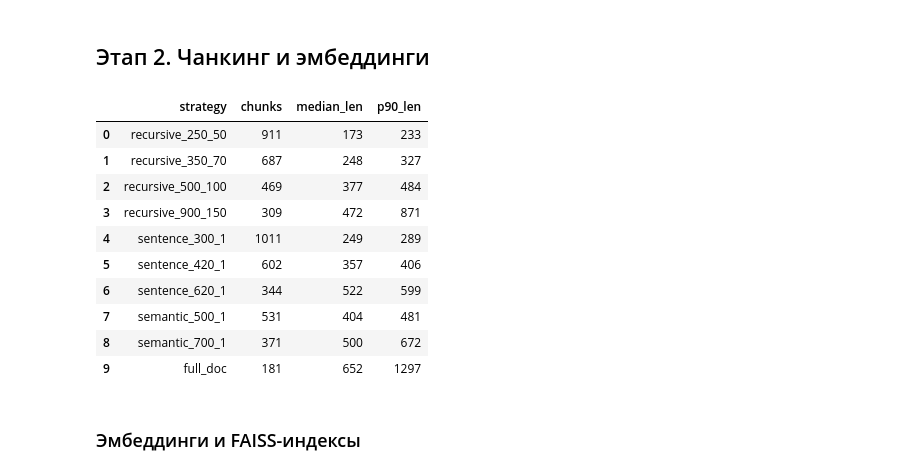
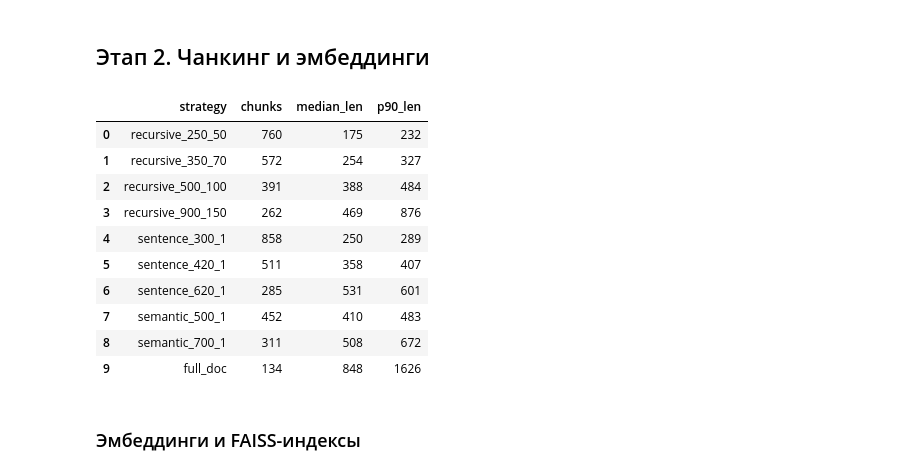
Before and after one commit to IlyaEmelin/ai-agent.rag-system2, a Jupyter notebook: filmoskop_rag.ipynb, the cells around one changed output. Saved outputs shown, nothing was run; the diff lists cells and outputs as text; code cells hidden in the pictures.

Commit message:
Rebuild corpus audit and indexable corpus

```diff
--- a/filmoskop_rag.ipynb
+++ b/filmoskop_rag.ipynb
@@ -430,44 +614,44 @@ def make_chunks(clean_docs, strategy_config):
         return make_sentence_window_chunks(
             clean_docs,
             max_chars=strategy_config["max_chars"],
             overlap_sentences=strategy_config["overlap_sentences"],
         )
     if kind == "semantic":
         return make_semantic_block_chunks(
             clean_docs,
             max_chars=strategy_config["max_chars"],
             overlap_sentences=strategy_config["overlap_sentences"],
         )
     if kind == "full_doc":
         return make_full_doc_chunks(clean_docs)
     raise ValueError(f"Неизвестный тип стратегии: {kind}")
 
 
 chunk_sets = {}
 chunk_stats = []
 for name, params in CHUNK_STRATEGIES.items():
-    chunk_sets[name] = make_chunks(clean_docs, params)
+    chunk_sets[name] = make_chunks(indexable_docs, params)
     lengths = [len(c["page_content"]) for c in chunk_sets[name]]
     chunk_stats.append({
         "strategy": name,
         "chunks": len(lengths),
         "median_len": int(np.median(lengths)),
         "p90_len": int(np.quantile(lengths, 0.90)),
     })
 
 pd.DataFrame(chunk_stats)
 # %% [output]
 |  | strategy | chunks | median_len | p90_len |
-| 0 | recursive_250_50 | 911 | 173 | 233 |
-| 1 | recursive_350_70 | 687 | 248 | 327 |
-| 2 | recursive_500_100 | 469 | 377 | 484 |
-| 3 | recursive_900_150 | 309 | 472 | 871 |
-| 4 | sentence_300_1 | 1011 | 249 | 289 |
-| 5 | sentence_420_1 | 602 | 357 | 406 |
-| 6 | sentence_620_1 | 344 | 522 | 599 |
-| 7 | semantic_500_1 | 531 | 404 | 481 |
-| 8 | semantic_700_1 | 371 | 500 | 672 |
-| 9 | full_doc | 181 | 652 | 1297 |
+| 0 | recursive_250_50 | 760 | 175 | 232 |
+| 1 | recursive_350_70 | 572 | 254 | 327 |
+| 2 | recursive_500_100 | 391 | 388 | 484 |
+| 3 | recursive_900_150 | 262 | 469 | 876 |
+| 4 | sentence_300_1 | 858 | 250 | 289 |
+| 5 | sentence_420_1 | 511 | 358 | 407 |
+| 6 | sentence_620_1 | 285 | 531 | 601 |
+| 7 | semantic_500_1 | 452 | 410 | 483 |
+| 8 | semantic_700_1 | 311 | 508 | 672 |
+| 9 | full_doc | 134 | 848 | 1626 |
 # %% [markdown]
 ### Эмбеддинги и FAISS-индексы
 # %%
```
Also changed, not shown: parts of 27 cells of this notebook, 1 other file.
